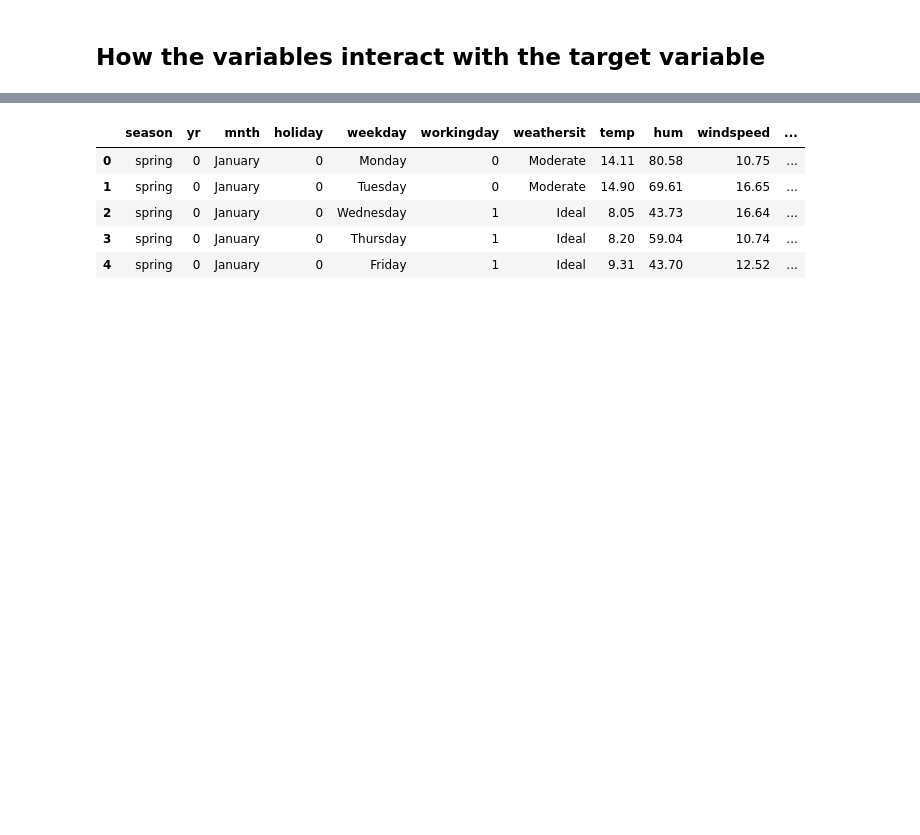
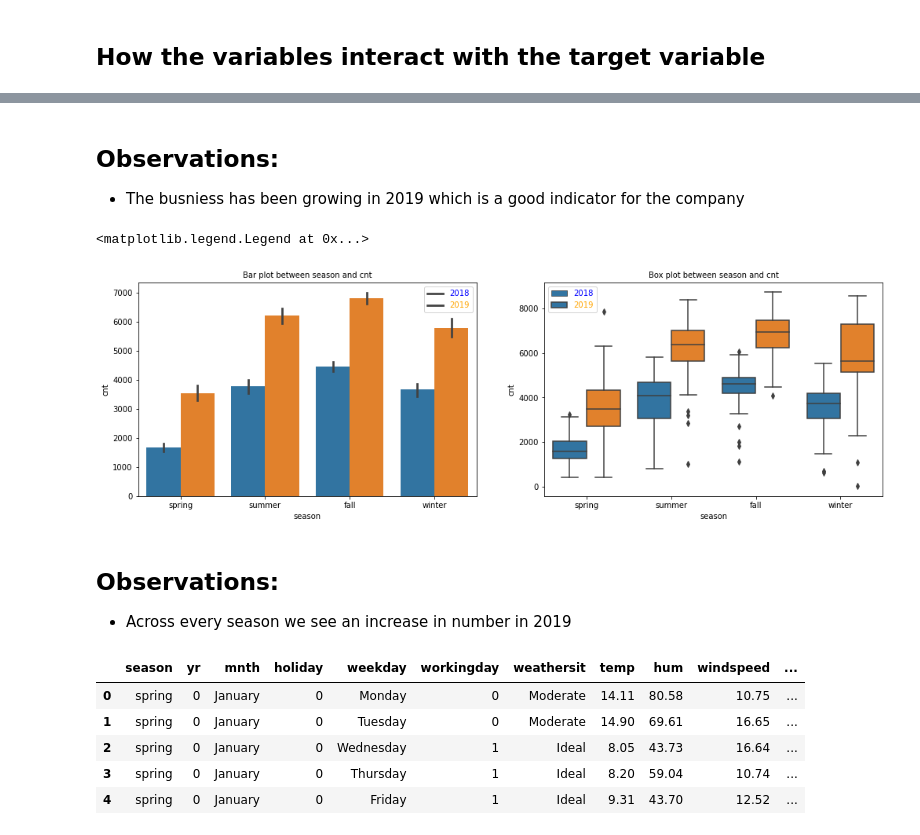
Before and after one commit to basil-16/BikeSharingAssignment, a Jupyter notebook: BikeSharing.ipynb, the cells around one changed output, grey strips where cells are left out. Saved outputs shown, nothing was run; the diff lists cells and outputs as text; code cells hidden in the pictures; blank space fills up the shorter version.

```diff
--- a/BikeSharing.ipynb
+++ b/BikeSharing.ipynb
@@ -269,3 +338,19 @@ sns.
+# %% [markdown]
+## Observations:
+- The busniess has been growing in 2019 which is a good indicator for the company
+# %%
+plt.subplot(121)
+plots(x = "season", y = "cnt", hues = "yr", bar_plot = True)
+plt.legend(labelcolor = ["blue", "orange"], labels = ["2018", "2019"])
+plt.subplot(122)
+plots(x = "season", y = "cnt", hues = "yr", box_plot = True)
+plt.legend(labelcolor = ["blue", "orange"], labels = ["2018", "2019"])
+# %% [output]
+<matplotlib.legend.Legend at 0x...>
+[figure, added]
+# %% [markdown]
+## Observations:
+- Across every season we see an increase in number in 2019
 # %%
 # Dropping atemp column
 
```
Also changed, not shown: parts of 6 cells of this notebook.
